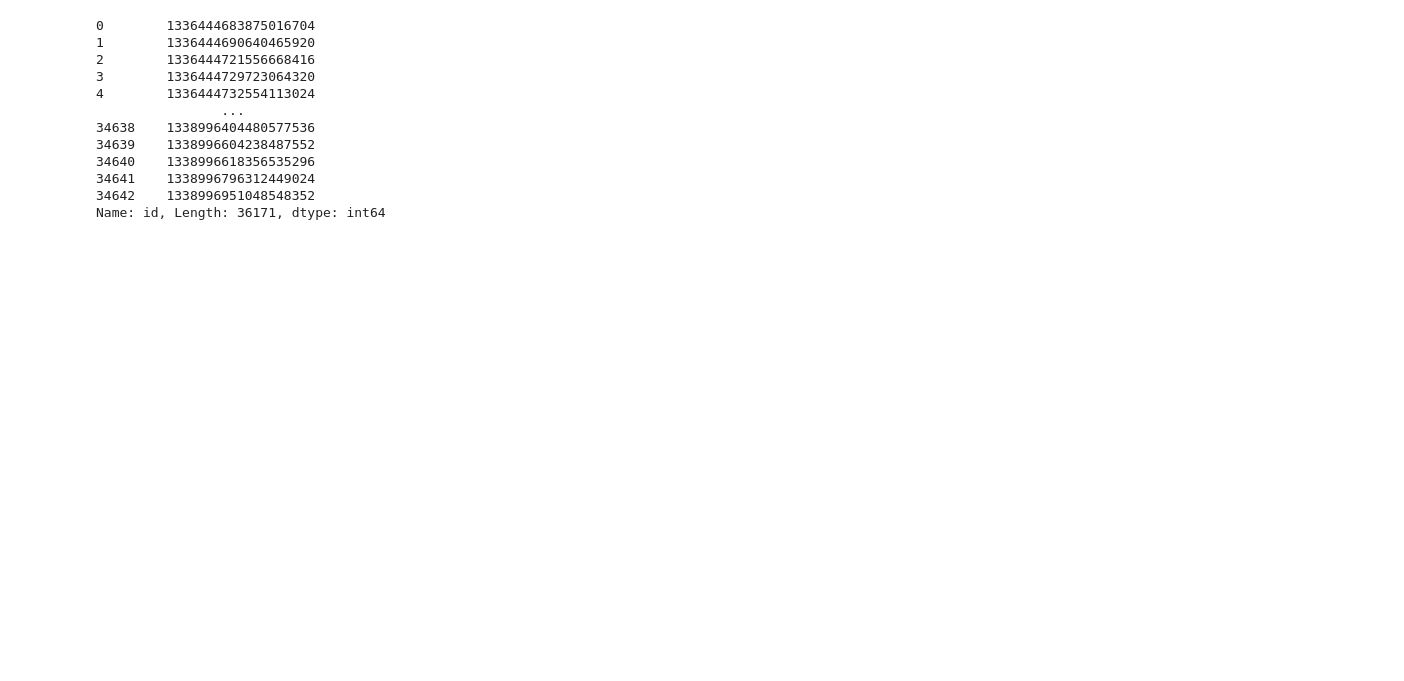
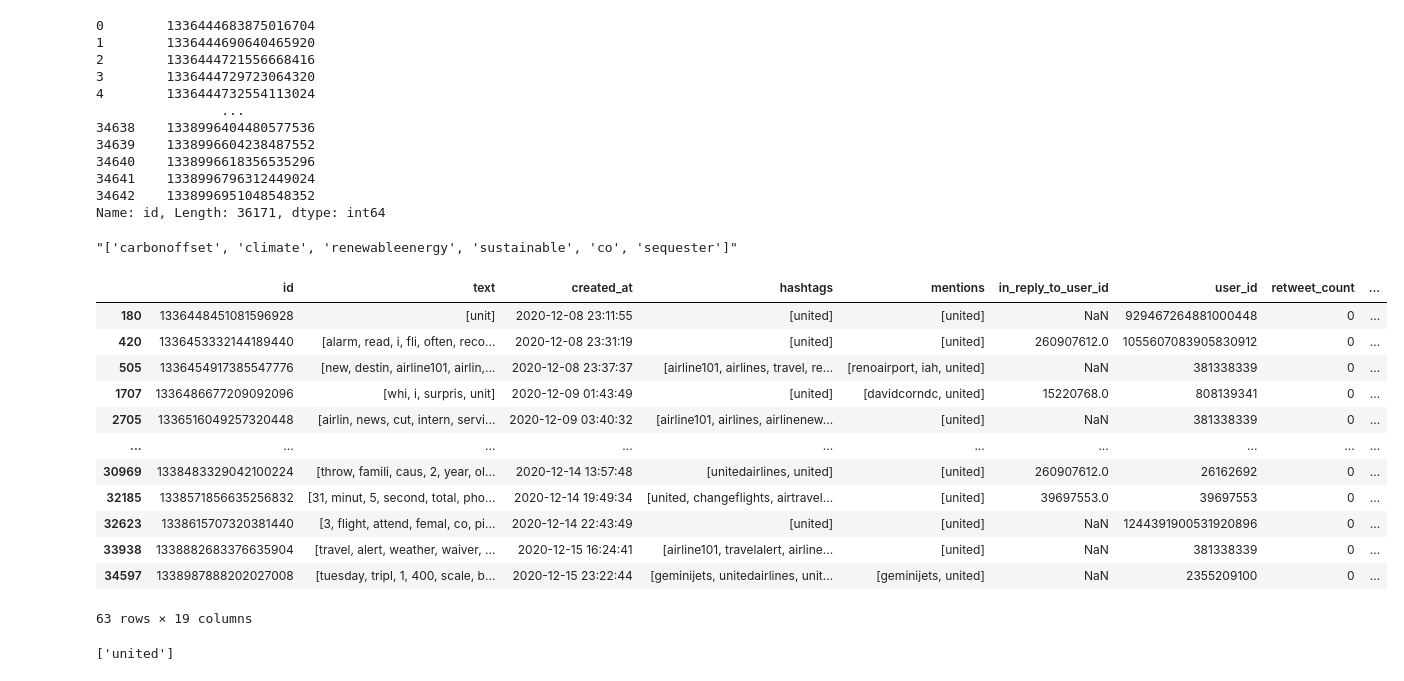
Before and after one commit to anton164/fall-spec, a Jupyter notebook: jupyter_notebooks/parse_json_table.ipynb, the cells around one changed output. Drawn from its saved outputs; the diff is of its cells as text; code cells hidden in the pictures; blank space fills up the shorter version.

Commit message:
add visualization for hashtags of selected tweets

```diff
--- a/jupyter_notebooks/parse_json_table.ipynb
+++ b/jupyter_notebooks/parse_json_table.ipynb
@@ -339,0 +338,23 @@ Name: id, Length: 36171, dtype: int64
+# %%
+str(df['hashtags'].iloc[7019])
+# %% [output]
+"['carbonoffset', 'climate', 'renewableenergy', 'sustainable', 'co', 'sequester']"
+# %%
+#df_tmp = df[df['hashtags'].map(lambda d: len(d)) > 0]
+#df_tmp[df_tmp['hashtags'].str.contains('united')]
+selection = a
+df[pd.DataFrame(df['hashtags'].tolist()).isin(selection).any(1).values]
+# %% [output]
+|  | id | text | created_at | hashtags | mentions | in_reply_to_user_id | user_id | retweet_count | ... |
+| 180 | 1336448451081596928 | [unit] | 2020-12-08 23:11:55 | [united] | [united] | NaN | 929467264881000448 | 0 | ... |
+| 420 | 1336453332144189440 | [alarm, read, i, fli, often, reco... | 2020-12-08 23:31:19 | [united] | [united] | 260907612.0 | 1055607083905830912 | 0 | ... |
+| 505 | 1336454917385547776 | [new, destin, airline101, airlin,... | 2020-12-08 23:37:37 | [airline101, airlines, travel, re... | [renoairport, iah, united] | NaN | 381338339 | 0 | ... |
+| 1707 | 1336486677209092096 | [whi, i, surpris, unit] | 2020-12-09 01:43:49 | [united] | [davidcorndc, united] | 15220768.0 | 808139341 | 0 | ... |
+| 2705 | 1336516049257320448 | [airlin, news, cut, intern, servi... | 2020-12-09 03:40:32 | [airline101, airlines, airlinenew... | [united] | NaN | 381338339 | 0 | ... |
+| ... | ... | ... | ... | ... | ... | ... | ... | ... | ... |
+| 30969 | 1338483329042100224 | [throw, famili, caus, 2, year, ol... | 2020-12-14 13:57:48 | [unitedairlines, united] | [united] | 260907612.0 | 26162692 | 0 | ... |
+| 32185 | 1338571856635256832 | [31, minut, 5, second, total, pho... | 2020-12-14 19:49:34 | [united, changeflights, airtravel... | [united] | 39697553.0 | 39697553 | 0 | ... |
+| 32623 | 1338615707320381440 | [3, flight, attend, femal, co, pi... | 2020-12-14 22:43:49 | [united] | [united] | NaN | 1244391900531920896 | 0 | ... |
+| 33938 | 1338882683376635904 | [travel, alert, weather, waiver, ... | 2020-12-15 16:24:41 | [airline101, travelalert, airline... | [united] | NaN | 381338339 | 0 | ... |
+| 34597 | 1338987888202027008 | [tuesday, tripl, 1, 400, scale, b... | 2020-12-15 23:22:44 | [geminijets, unitedairlines, unit... | [geminijets, united] | NaN | 2355209100 | 0 | ... |
+63 rows × 19 columns
@@ -339,0 +364,4 @@ Name: id, Length: 36171, dtype: int64
+# %%
+a
+# %% [output]
+['united']
```
Also changed, not shown: parts of 2 cells of this notebook, 1 other file.
